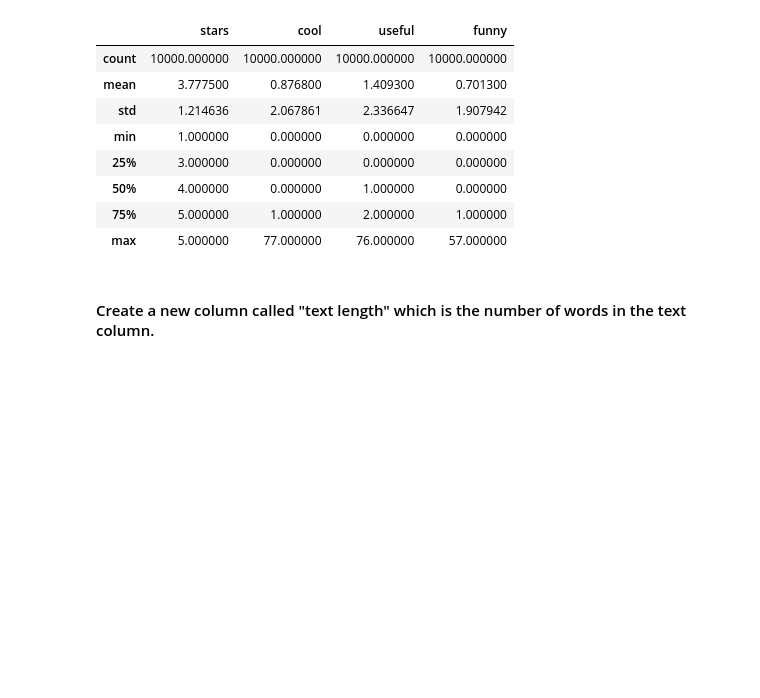
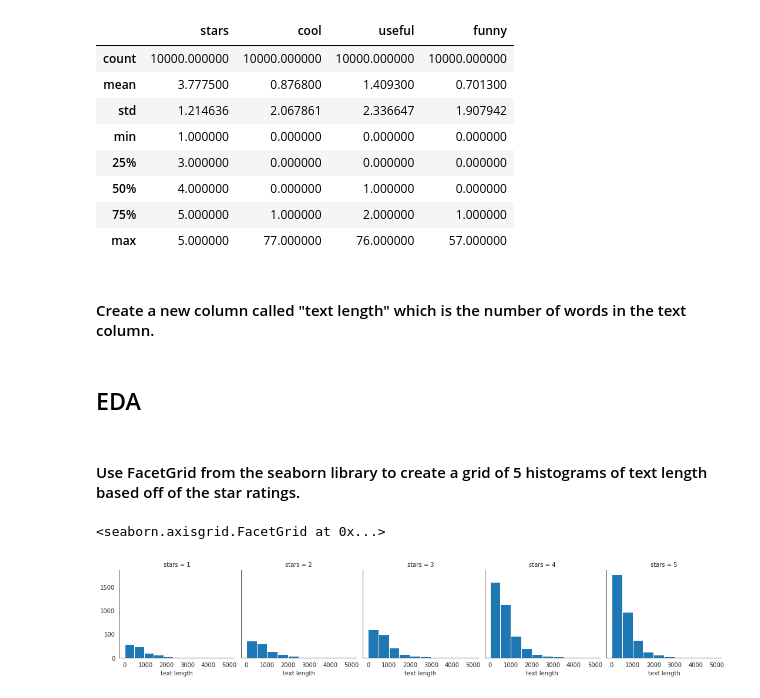
Before and after one commit to mleontenko/yelp, a Jupyter notebook: yelp-nlp.ipynb, the cells around one changed output. Cells and saved outputs as stored; diff of their text form; code cells hidden in the pictures; blank space fills up the shorter version.

```diff
--- a/yelp-nlp.ipynb
+++ b/yelp-nlp.ipynb
@@ -55,3 +55,18 @@ yelp.describe()
 #### Create a new column called "text length" which is the number of words in the text column.
 # %%
 yelp['text length'] = yelp['text'].apply(len)
+# %% [markdown]
+## EDA
+# %%
+import matplotlib.pyplot as plt
+import seaborn as sns
+sns.set_style('white')
+%matplotlib inline
+# %% [markdown]
+#### Use FacetGrid from the seaborn library to create a grid of 5 histograms of text length based off of the star ratings.
+# %%
+g = sns.FacetGrid(yelp,col='stars')
+g.map(plt.hist,'text length')
+# %% [output]
+<seaborn.axisgrid.FacetGrid at 0x...>
+[figure, added]
```
Also changed, not shown: parts of 8 cells of this notebook.
